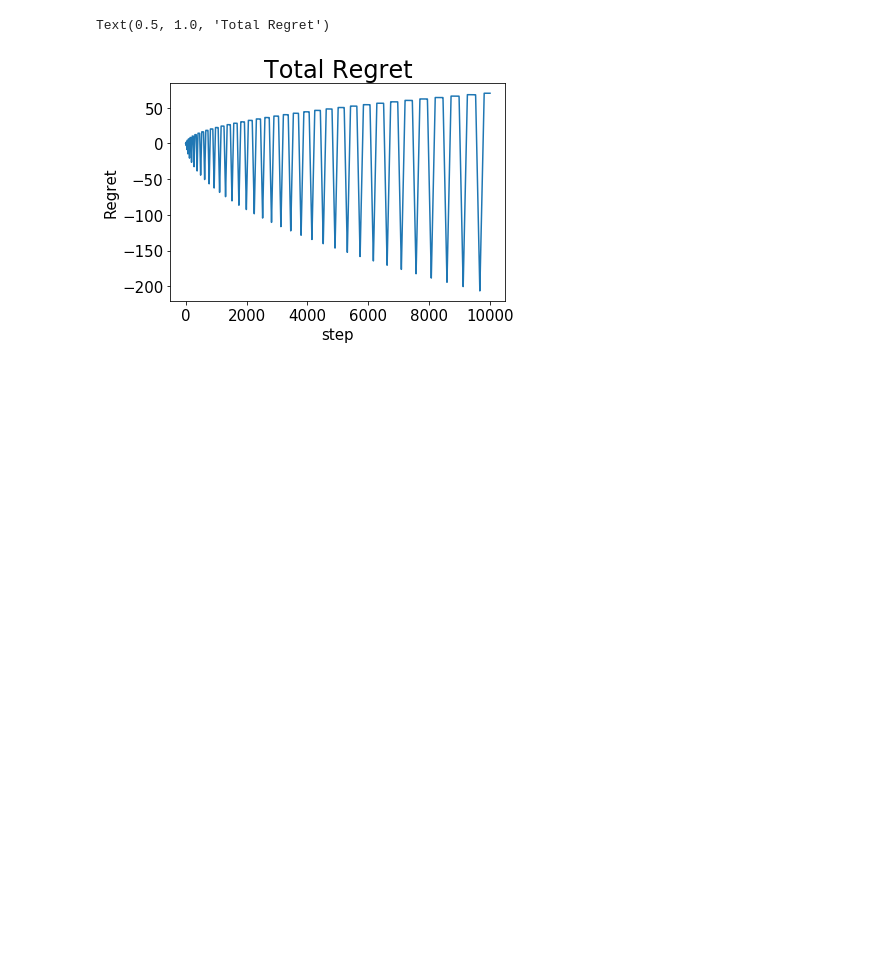
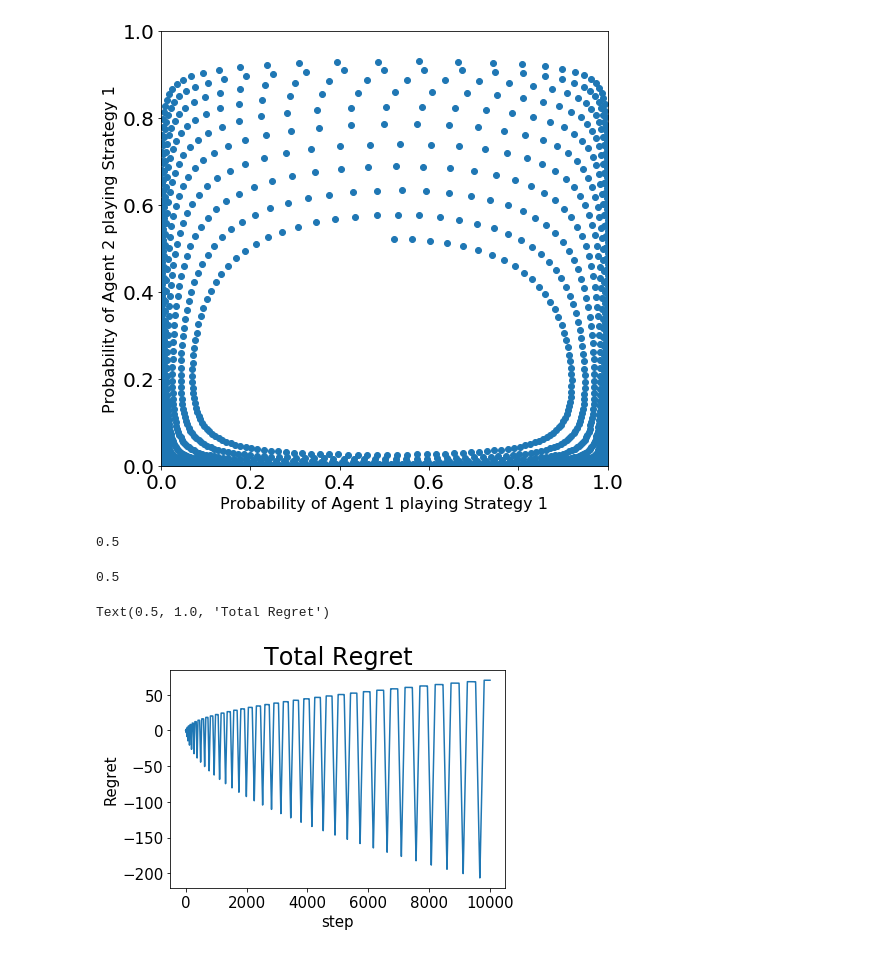
Before and after one commit to KinWaiCheuk/game-theory-python, a Jupyter notebook: MWU-deterministic.ipynb, the cells around one changed output. Cells and saved outputs as stored; diff of their text form; code cells hidden in the pictures; blank space fills up the shorter version.

```diff
--- a/MWU-deterministic.ipynb
+++ b/MWU-deterministic.ipynb
@@ -175,0 +180,4 @@ Training for 10000 steps is done
+# %%
+Matching.plot_scatter()
+# %% [output]
+[figure, added]
@@ -176,3 +186,11 @@ Training for 10000 steps is done
+# %%
+np.average(history[0])
+# %% [output]
+0.5
+# %%
+np.average(history[1])
+# %% [output]
+0.5
 # %%
 p_history = Matching.get_agent_p_history()
 cost_list = [[-1,1],[1,-1]],[[1,-1],[-1,1]]
```
Also changed, not shown: parts of 3 cells of this notebook, 1 other file.
